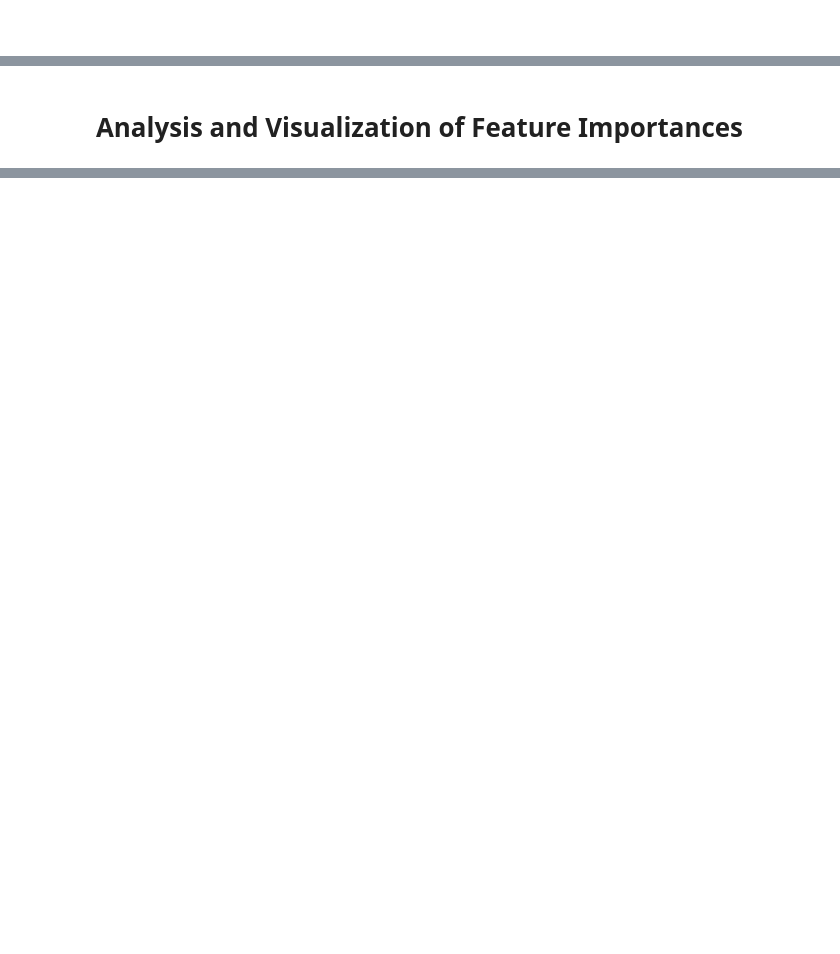
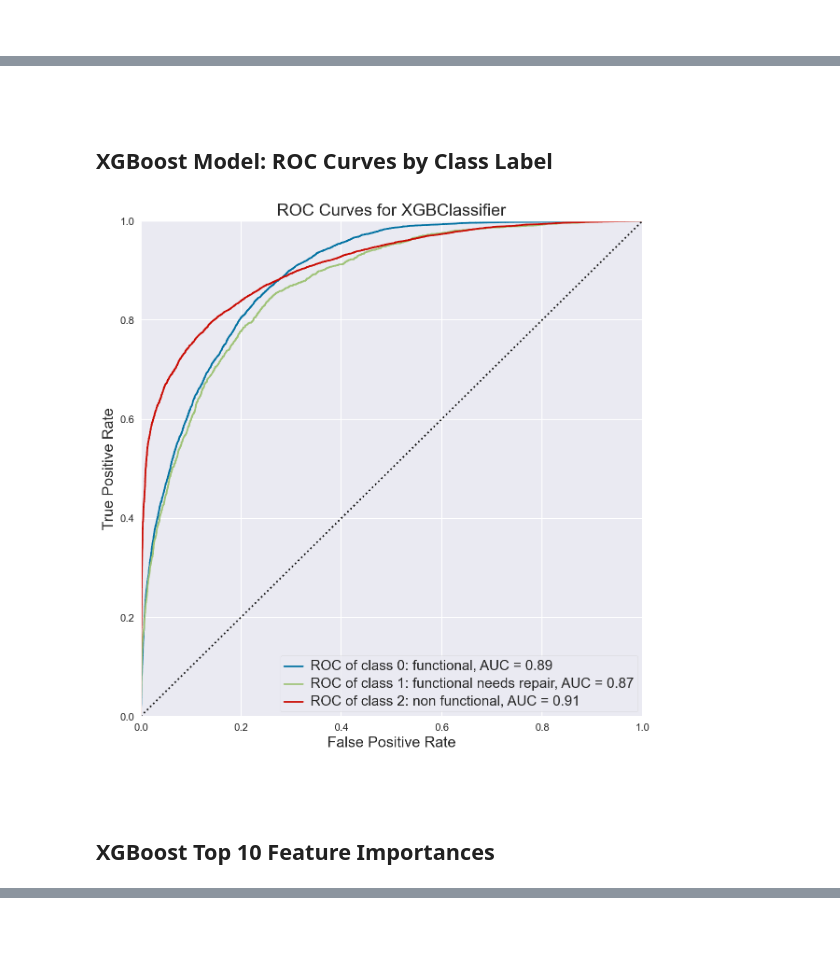
Before and after one commit to rjpost20/Classification-Project, a Jupyter notebook: Water Pump Classification Model.ipynb, the cells around one changed output, grey strips where cells are left out. Drawn from its saved outputs; the diff is of its cells as text; code cells hidden in the pictures; blank space fills up the shorter version.

```diff
--- a/Water Pump Classification Model.ipynb
+++ b/Water Pump Classification Model.ipynb
@@ -1814,2 +1916,31 @@ print(classification_report(y_test, y_preds, target_names=class_names, digits=3)
+# %% [markdown]
+<br>
+# %% [markdown]
+## XGBoost Model: ROC Curves by Class Label
+# %%
+fig, ax = plt.subplots(figsize=(8.5, 8.5))
+
+visualizer = ROCAUC(xgb_1_pipe,
+                    micro=False,
+                    macro=False,
+                    classes=['0: functional', '1: functional needs repair', '2: non functional'])
+
+visualizer.fit(X_train, y_train)
+visualizer.score(X_test, y_test)
+visualizer.finalize()
+visualizer.ax.title.set_fontsize(18)   # Increase title fontsize
+visualizer.ax.xaxis.label.set_fontsize(16)   # Increase x-axis label fontsize
+visualizer.ax.yaxis.label.set_fontsize(16)   # Increase y-axis label fontsize
+for text in visualizer.ax.legend_.texts:
+     text.set_fontsize(15)   # Increase legend size
+for xtick,ytick in zip(visualizer.ax.xaxis.get_major_ticks(),visualizer.ax.yaxis.get_major_ticks()):
+    xtick.label.set_fontsize(11)   # Increase xtick label fontsizes
+    ytick.label.set_fontsize(11)   # Increase ytick label fontsizes
+visualizer.fig.tight_layout()
+visualizer.fig.show();
+# %% [output]
+[figure, added]
+# %% [markdown]
+<br>
 # %% [markdown]
-# Analysis and Visualization of Feature Importances
+## XGBoost Top 10 Feature Importances
```
Also changed, not shown: parts of 42 cells of this notebook.
